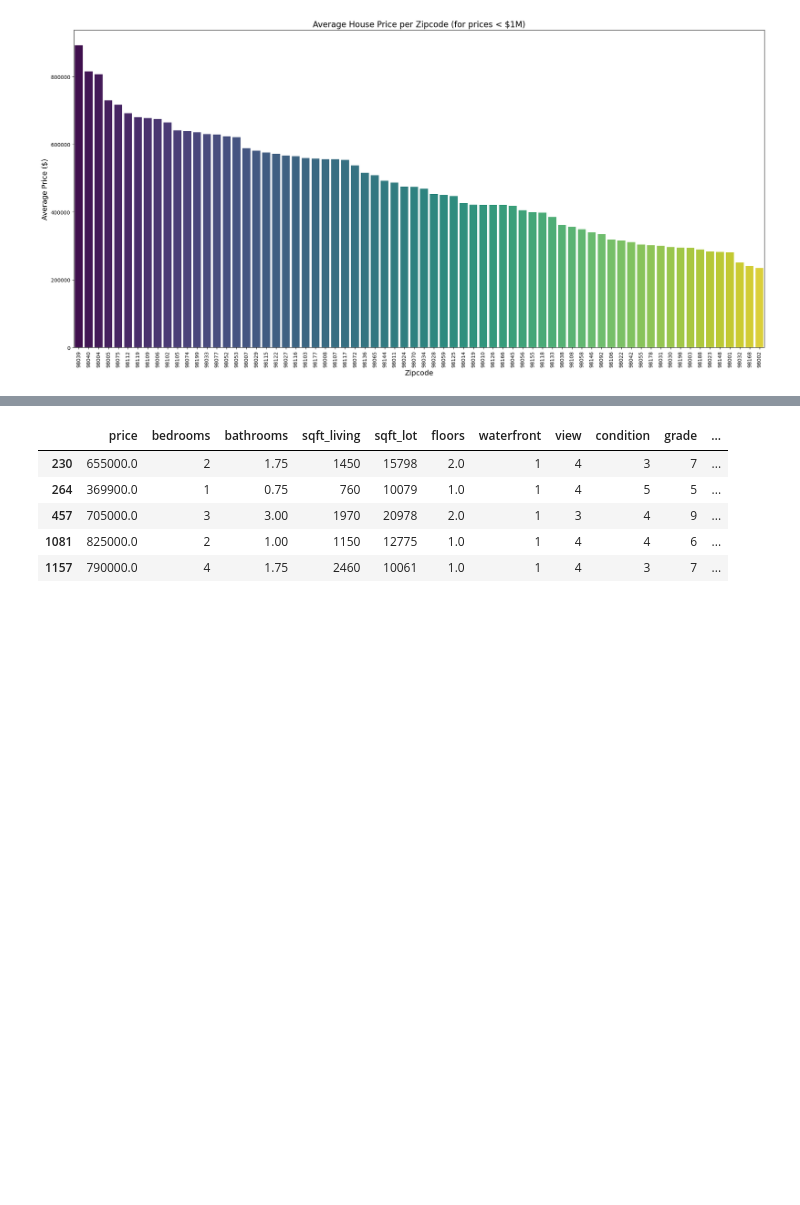
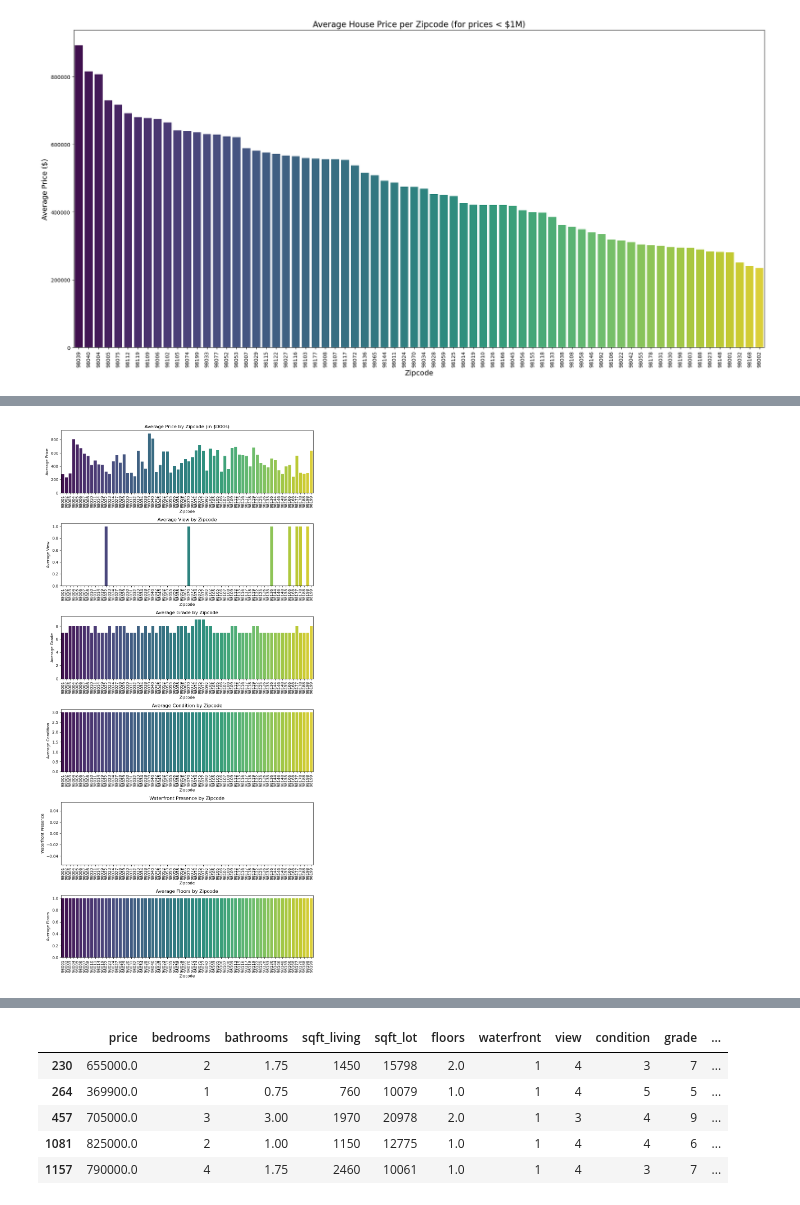
Before and after one commit to Enam88/apartment-hunter, a Jupyter notebook: notebooks/preprocessing.ipynb, the cells around one changed output, grey strips where cells are left out. Drawn from its saved outputs; the diff is of its cells as text; code cells hidden in the pictures; blank space fills up the shorter version.

```diff
--- a/notebooks/preprocessing.ipynb
+++ b/notebooks/preprocessing.ipynb
@@ -466,0 +473,58 @@ zipcode_analysis
+# %%
+#normalise the price for better visualisation
+zipcode_analysis["Average Price"] /= 1000  # in '000s
+
+#creat a fig with subplots
+fig, axs = plt.subplots(6,1, figsize=(10,20))
+
+#PLOT avearge price
+sns.barplot(x=zipcode_analysis.index, y="Average Price", data=zipcode_analysis, ax=axs[0], palette="viridis")
+axs[0].set_title('Average Price by Zipcode (in $000s)')
+axs[0].set_xlabel('Zipcode')
+axs[0].set_ylabel('Average Price')
+
+
+# Plot Average View
+sns.barplot(x=zipcode_analysis.index, y='Average View', data=zipcode_analysis, ax=axs[1], palette='viridis')
+axs[1].set_title('Average View by Zipcode')
+axs[1].set_xlabel('Zipcode')
+axs[1].set_ylabel('Average View')
+
+# Plot Average Grade
+sns.barplot(x=zipcode_analysis.index, y='Average Grade', data=zipcode_analysis, ax=axs[2], palette='viridis')
+axs[2].set_title('Average Grade by Zipcode')
+axs[2].set_xlabel('Zipcode')
+axs[2].set_ylabel('Average Grade')
+
+# Plot Average Condition
+sns.barplot(x=zipcode_analysis.index, y='Average Condition', data=zipcode_analysis, ax=axs[3], palette='viridis')
+axs[3].set_title('Average Condition by Zipcode')
+axs[3].set_xlabel('Zipcode')
+axs[3].set_ylabel('Average Condition')
+
+# Plot Waterfront Presence
+sns.barplot(x=zipcode_analysis.index, y='Waterfront Presence', data=zipcode_analysis, ax=axs[4], palette='viridis')
+axs[4].set_title('Waterfront Presence by Zipcode')
+axs[4].set_xlabel('Zipcode')
+axs[4].set_ylabel('Waterfront Presence')
+
+
+# Plot  Average Floors
+sns.barplot(x=zipcode_analysis.index, y='Average Floors', data=zipcode_analysis, ax=axs[5], palette='viridis')
+axs[5].set_title('Average Floors by Zipcode')
+axs[5].set_xlabel('Zipcode')
+axs[5].set_ylabel('Average Floors')
+
+#rotate the x-axis labels:
+for ax in axs:
+    plt.sca(ax)
+    plt.xticks(rotation=90)
+
+
+# Automatically adjust the subplot layout for a clean look
+plt.tight_layout()
+
+# Display the plots
+plt.show()
+# %% [output]
+[figure, added]
```
Also changed, not shown: parts of 2 cells of this notebook.
